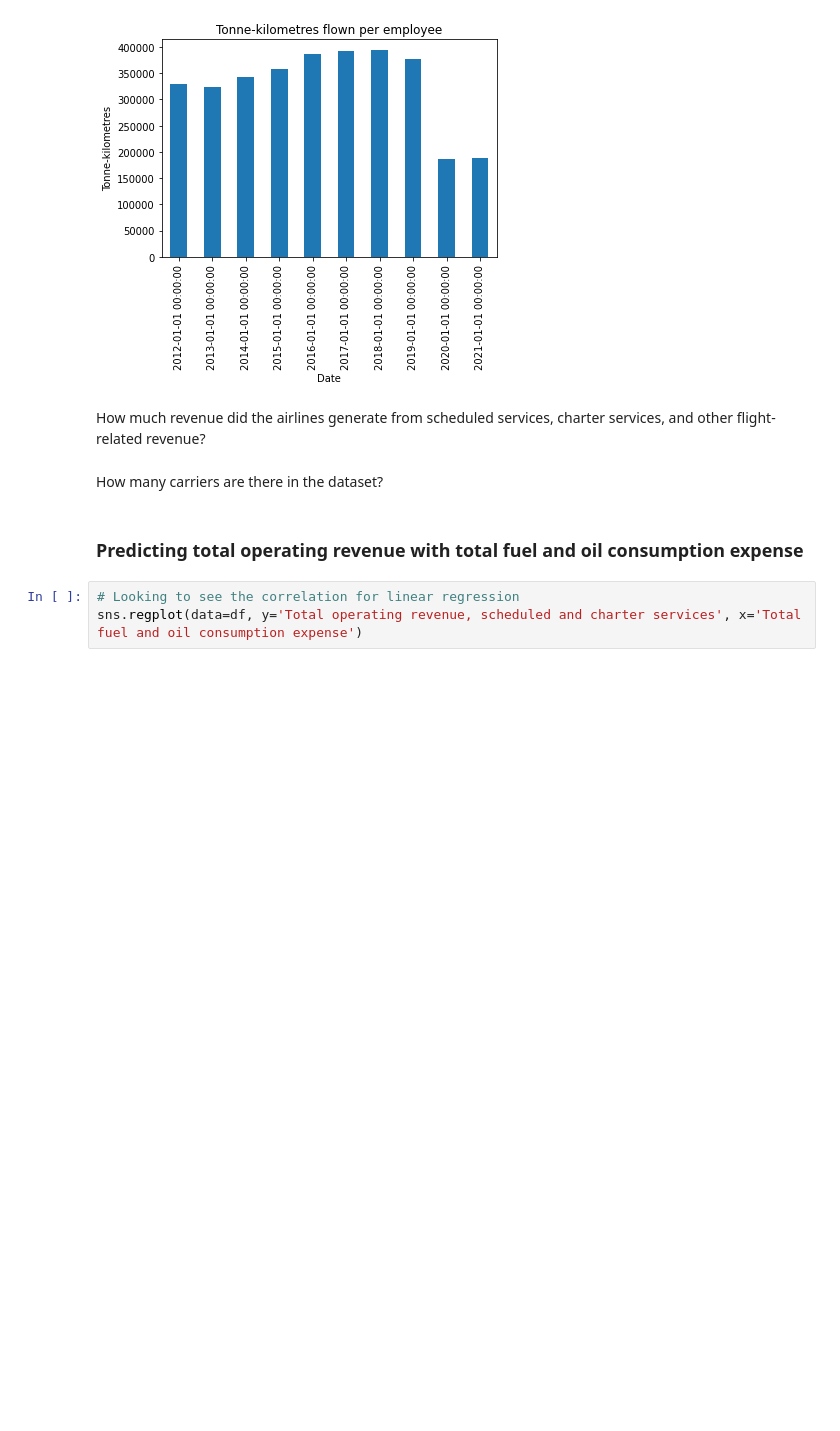
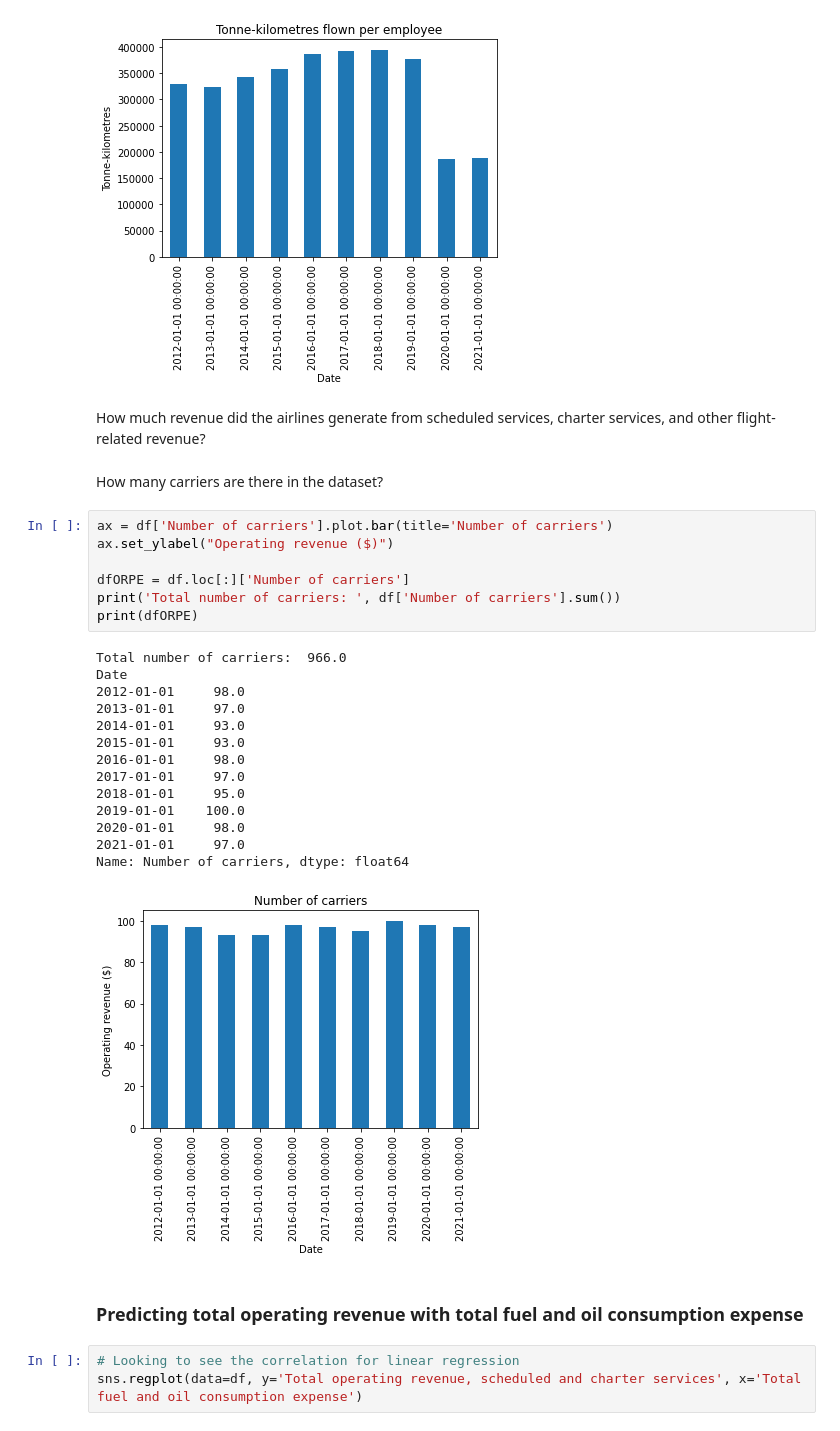
Before and after one commit to AustinPerea/Capstone-EDA, a Jupyter notebook: Airline_Operating.ipynb, the cells around one changed output. Cells and saved outputs as stored; diff of their text form; blank space fills up the shorter version.

```diff
--- a/Airline_Operating.ipynb
+++ b/Airline_Operating.ipynb
@@ -279,3 +276,25 @@ Name: Tonne-kilometres flown per employee, dtype: float64
+# %%
+ax = df['Number of carriers'].plot.bar(title='Number of carriers')
+ax.set_ylabel("Operating revenue ($)")
+
+dfORPE = df.loc[:]['Number of carriers']
+print('Total number of carriers: ', df['Number of carriers'].sum())
+print(dfORPE)
+# %% [output]
+Total number of carriers:  966.0
+Date
+2012-01-01     98.0
+2013-01-01     97.0
+2014-01-01     93.0
+2015-01-01     93.0
+2016-01-01     98.0
+2017-01-01     97.0
+2018-01-01     95.0
+2019-01-01    100.0
+2020-01-01     98.0
+2021-01-01     97.0
+Name: Number of carriers, dtype: float64
+[figure, added]
 # %% [markdown]
 <h3>Predicting total operating revenue with total fuel and oil consumption expense </h3>
 # %%
```
Also changed, not shown: parts of 1 cell of this notebook.
